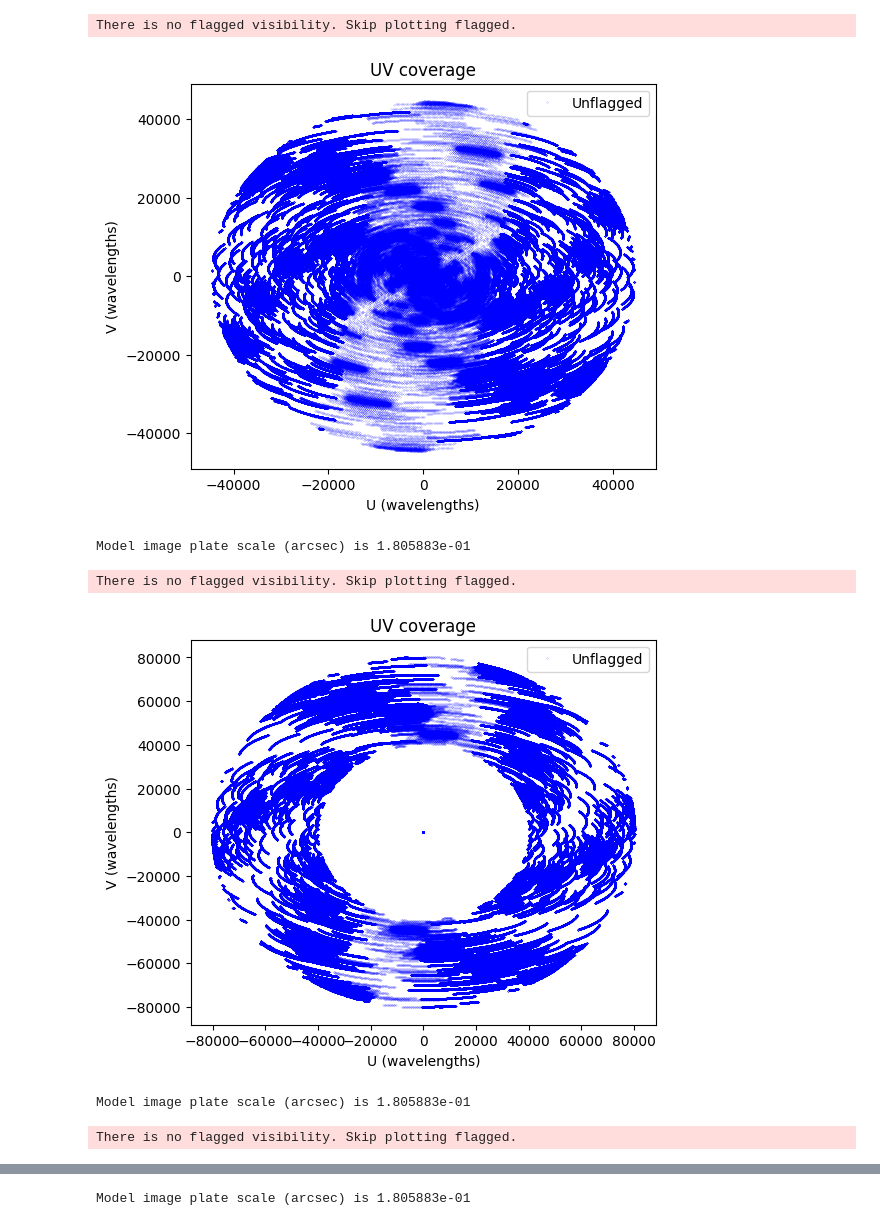
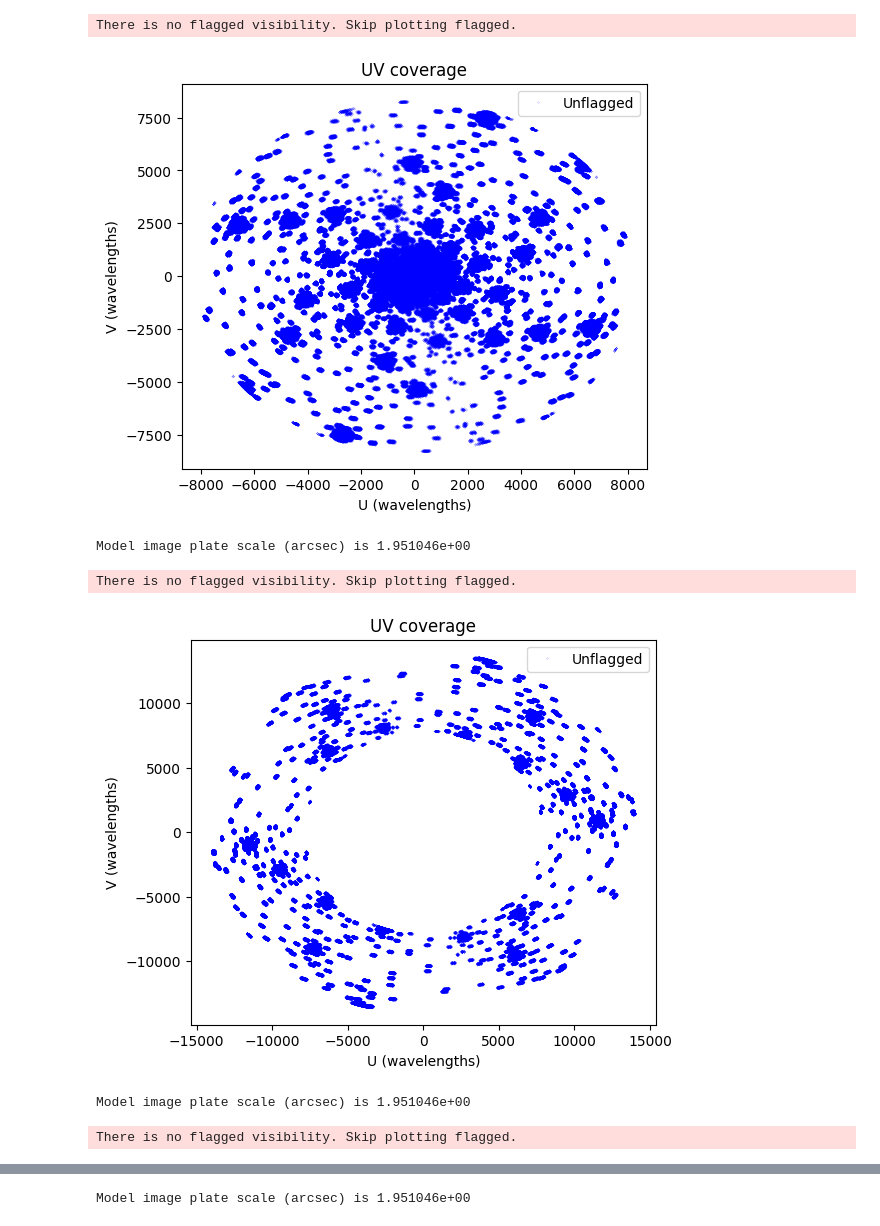
Before and after one commit to simon-prunet/radio-imaging, a Jupyter notebook: notebooks_and_pyscripts/splitms.ipynb, the cells around one changed output, grey strips where cells are left out. Saved outputs shown, nothing was run; the diff lists cells and outputs as text; code cells hidden in the pictures.

```diff
--- a/notebooks_and_pyscripts/splitms.ipynb
+++ b/notebooks_and_pyscripts/splitms.ipynb
@@ -43 +141,22 @@ Model image plate scale (arcsec) is 1.805883e-01
+# %%
+partition_colours = ["red", "magenta", "blue", "magenta"]
+total_regions = 2 * partitions - 1
+regions = []
+
+for i, ell in enumerate(ells_rounded):
+    before = ells_rounded[i - 1] + delta if i > 0 else 0
+
+    regions.append((before, ell - delta))
+    regions.append((ell - delta, ell + delta))
+
+    if i == len(ells_rounded) - 1:
+        regions.append((ell + delta, npix))
+
+partition_colours = ["salmon", "mediumpurple", "cornflowerblue", "mediumpurple"]
+
+region_colours = []
+idx = 0
+for region in regions:
+    region_colours.append(partition_colours[idx])
+    idx = (idx + 1) % len(partition_colours)
 # %%
@@ -75,47 +262,44 @@ os.system(split_exec)
 # %%
 matplotlib.rcParams['figure.figsize'] = [6, 5]
-import gc
-
-from rascil.processing_components import create_visibility_from_ms
 
 psfs = []
 dirties = []
 fdirties = []
 
-for ell in ells:
+for i, ell in enumerate(ells):
     gc.collect()
-    curr_ms_file = output_name + str(ell) + ".ms"
-    [curr_vis] = create_visibility_from_ms(curr_ms_file)
+    curr_ms_file = output_name + str(i) + ".ms"
+    [curr_vis], _ = ingest.create_visibility_from_ms(curr_ms_file, use_weight_spec=False, start_chan=0, end_chan=0, selected_dds=[0])
 
-    if vis.vis.size < 5e7:
+    if curr_vis.vis.size < 5e7:
         plot_uvcoverage([curr_vis])
 
-    curr_dirty, curr_psf = residual.dirty_psf_from_visibilities(curr_vis,cell_size,npix=npix,weighting="uniform")
+    curr_dirty, curr_psf = residual.dirty_psf_from_visibilities(curr_vis,cell_size,npix=npix,weighting="uniform", override_cellsize=False)
     curr_fdirty = numpy.abs(numpy.fft.fftshift(numpy.fft.fft2(numpy.fft.ifftshift(curr_dirty.pixels.data[0,0,:,:]))))
 
     psfs.append(curr_psf)
     dirties.append(curr_dirty)
     fdirties.append(curr_fdirty)
 
 gc.collect()
 
-curr_ms_file = output_name + str(ells[-1]) + "plus.ms"
-[curr_vis] = create_visibility_from_ms(curr_ms_file)
+curr_ms_file = output_name + str(len(ells)) + ".ms"
+[curr_vis], _ = ingest.create_visibility_from_ms(curr_ms_file, use_weight_spec=False, start_chan=0, end_chan=0, selected_dds=[0])
 
 if curr_vis.vis.size < 5e7:
     plot_uvcoverage([curr_vis])
 
-curr_dirty, curr_psf = residual.dirty_psf_from_visibilities(curr_vis,cell_size,npix=npix,weighting="uniform")
+curr_dirty, curr_psf = residual.dirty_psf_from_visibilities(curr_vis,cell_size,npix=npix,weighting="uniform", override_cellsize=False)
 curr_fdirty = numpy.abs(numpy.fft.fftshift(numpy.fft.fft2(numpy.fft.ifftshift(curr_dirty.pixels.data[0,0,:,:]))))
 
 psfs.append(curr_psf)
 dirties.append(curr_dirty)
 fdirties.append(curr_fdirty)
 # %% [output]
 There is no flagged visibility. Skip plotting flagged.
-[figure, old version]
+[figure, new version]
-Model image plate scale (arcsec) is 1.805883e-01
+Model image plate scale (arcsec) is 1.951046e+00
 There is no flagged visibility. Skip plotting flagged.
-[figure, old version]
+[figure, new version]
-Model image plate scale (arcsec) is 1.805883e-01
+Model image plate scale (arcsec) is 1.951046e+00
 There is no flagged visibility. Skip plotting flagged.
@@ -123,2 +307,2 @@ There is no flagged visibility. Skip plotting flagged.
-Model image plate scale (arcsec) is 1.805883e-01
+Model image plate scale (arcsec) is 1.951046e+00
 There is no flagged visibility. Skip plotting flagged.
```
Also changed, not shown: parts of 14 cells of this notebook, 18 other files.
